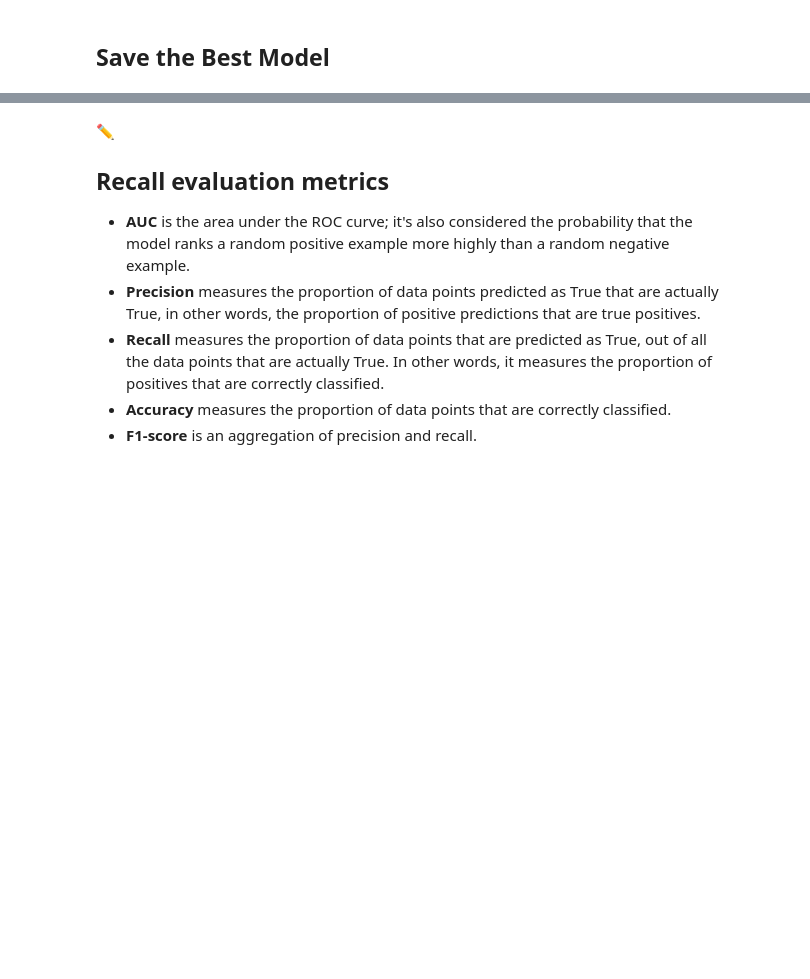
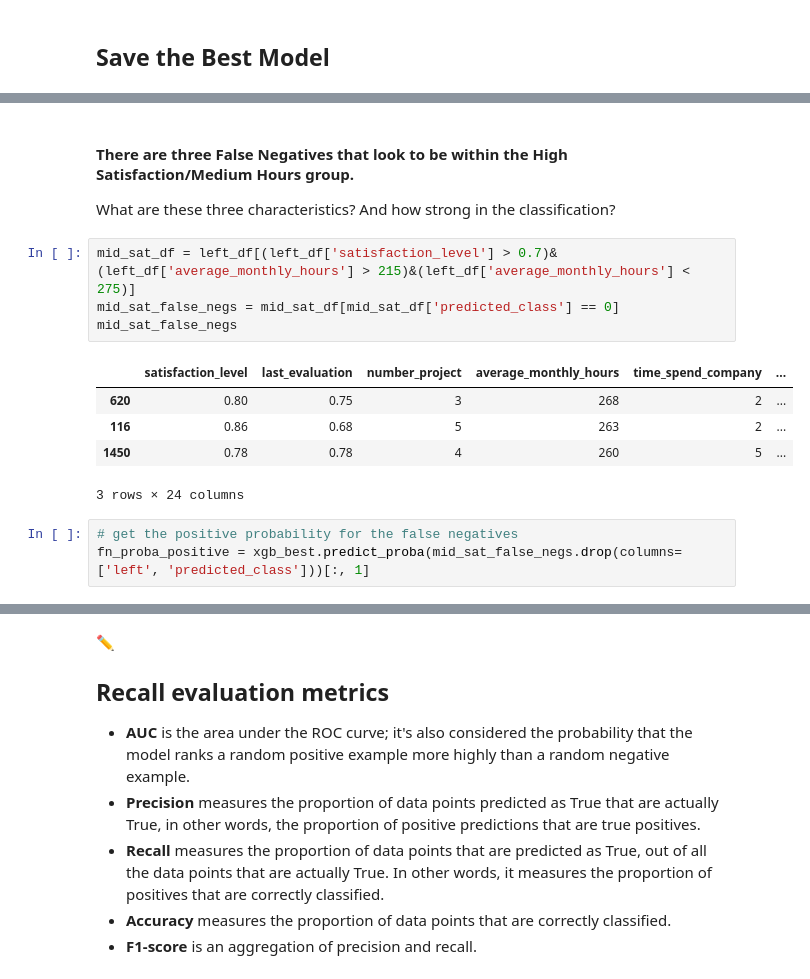
Before and after one commit to dagartga/Salifort_Motors_Employee_Retention_Project, a Jupyter notebook: Salifort_Motors_Employee_Retention_Project.ipynb, the cells around one changed output, grey strips where cells are left out. Drawn from its saved outputs; the diff is of its cells as text; blank space fills up the shorter version.

```diff
--- a/Salifort_Motors_Employee_Retention_Project.ipynb
+++ b/Salifort_Motors_Employee_Retention_Project.ipynb
@@ -1513,0 +1561,17 @@ pickle.dump(xgb_best, open('xgb_model.pkl', 'wb'))
+# %% [markdown]
+#### There are three False Negatives that look to be within the High Satisfaction/Medium Hours group.
+
+What are these three characteristics? And how strong in the classification?
+# %%
+mid_sat_df = left_df[(left_df['satisfaction_level'] > 0.7)&(left_df['average_monthly_hours'] > 215)&(left_df['average_monthly_hours'] < 275)]
+mid_sat_false_negs = mid_sat_df[mid_sat_df['predicted_class'] == 0]
+mid_sat_false_negs
+# %% [output]
+|  | satisfaction_level | last_evaluation | number_project | average_monthly_hours | time_spend_company | ... |
+| 620 | 0.80 | 0.75 | 3 | 268 | 2 | ... |
+| 116 | 0.86 | 0.68 | 5 | 263 | 2 | ... |
+| 1450 | 0.78 | 0.78 | 4 | 260 | 5 | ... |
+3 rows × 24 columns
+# %%
+# get the positive probability for the false negatives
+fn_proba_positive = xgb_best.predict_proba(mid_sat_false_negs.drop(columns=['left', 'predicted_class']))[:, 1]
```
Also changed, not shown: parts of 39 cells of this notebook, 1 other file.
